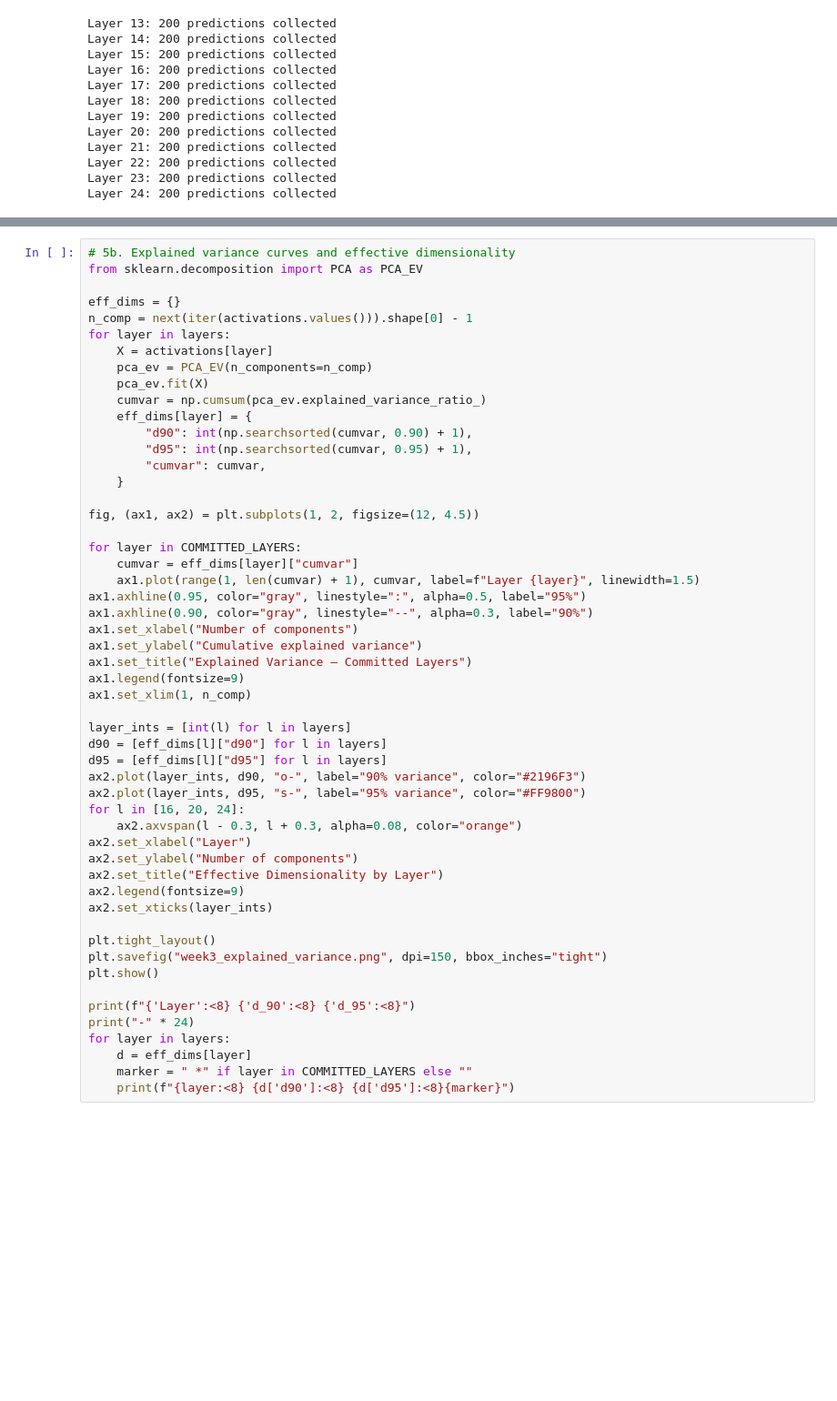
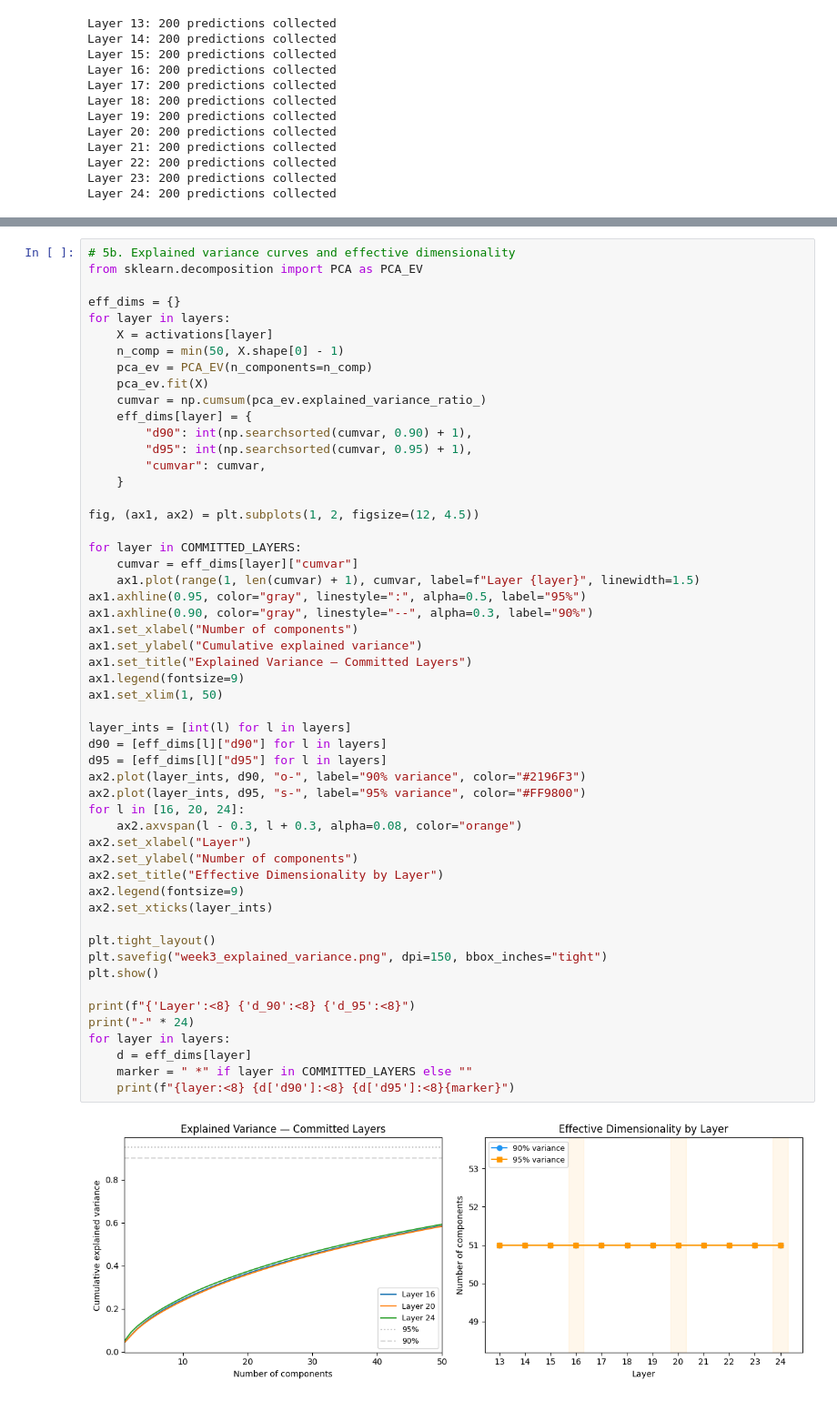
Before and after one commit to OudoumAlihoumed/SPEC-GAP, a Jupyter notebook: notebooks/week3_analysis.ipynb, the cells around one changed output, grey strips where cells are left out. Shown at 91% size. Drawn from its saved outputs; the diff is of its cells as text; blank space fills up the shorter version.

```diff
--- a/notebooks/week3_analysis.ipynb
+++ b/notebooks/week3_analysis.ipynb
@@ -355,9 +368,9 @@ for layer in layers:
 from sklearn.decomposition import PCA as PCA_EV
 
 eff_dims = {}
-n_comp = next(iter(activations.values())).shape[0] - 1
 for layer in layers:
     X = activations[layer]
+    n_comp = min(50, X.shape[0] - 1)
     pca_ev = PCA_EV(n_components=n_comp)
     pca_ev.fit(X)
     cumvar = np.cumsum(pca_ev.explained_variance_ratio_)
@@ -375,31 +388,33 @@ for layer in COMMITTED_LAYERS:
 ax1.axhline(0.95, color="gray", linestyle=":", alpha=0.5, label="95%")
 ax1.axhline(0.90, color="gray", linestyle="--", alpha=0.3, label="90%")
 ax1.set_xlabel("Number of components")
 ax1.set_ylabel("Cumulative explained variance")
 ax1.set_title("Explained Variance — Committed Layers")
 ax1.legend(fontsize=9)
-ax1.set_xlim(1, n_comp)
+ax1.set_xlim(1, 50)
 
 layer_ints = [int(l) for l in layers]
 d90 = [eff_dims[l]["d90"] for l in layers]
 d95 = [eff_dims[l]["d95"] for l in layers]
 ax2.plot(layer_ints, d90, "o-", label="90% variance", color="#2196F3")
 ax2.plot(layer_ints, d95, "s-", label="95% variance", color="#FF9800")
 for l in [16, 20, 24]:
     ax2.axvspan(l - 0.3, l + 0.3, alpha=0.08, color="orange")
 ax2.set_xlabel("Layer")
 ax2.set_ylabel("Number of components")
 ax2.set_title("Effective Dimensionality by Layer")
 ax2.legend(fontsize=9)
 ax2.set_xticks(layer_ints)
 
 plt.tight_layout()
 plt.savefig("week3_explained_variance.png", dpi=150, bbox_inches="tight")
 plt.show()
 
 print(f"{'Layer':<8} {'d_90':<8} {'d_95':<8}")
 print("-" * 24)
 for layer in layers:
     d = eff_dims[layer]
     marker = " *" if layer in COMMITTED_LAYERS else ""
     print(f"{layer:<8} {d['d90']:<8} {d['d95']:<8}{marker}")
+# %% [output]
+[figure, added]
```
Also changed, not shown: parts of 16 cells of this notebook.
